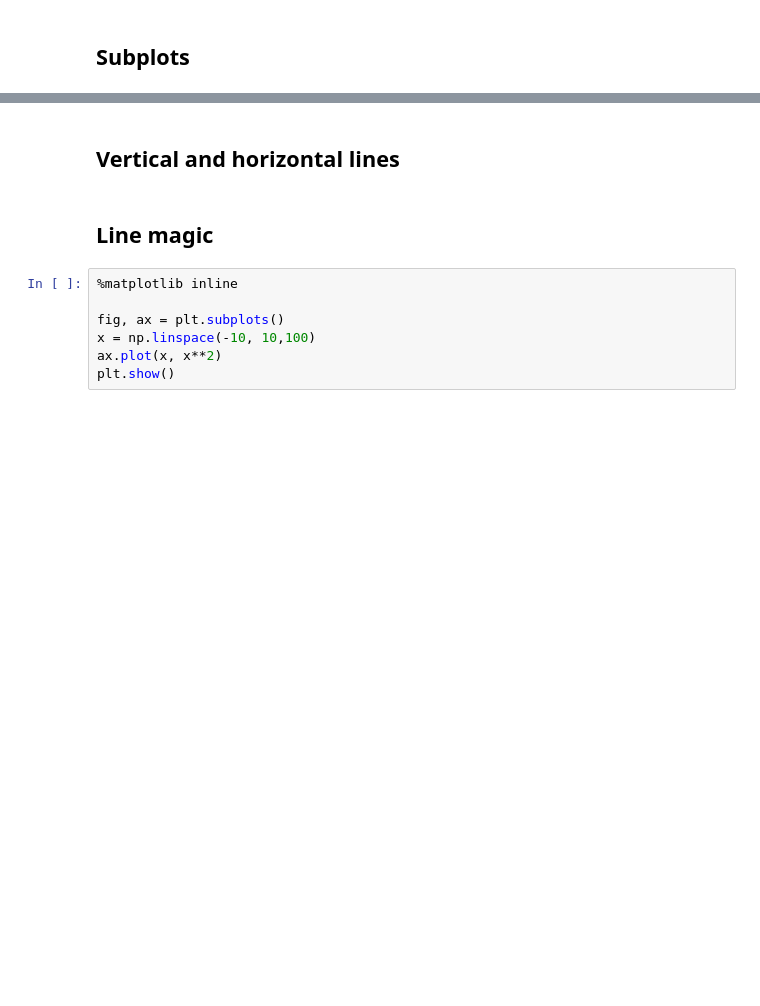
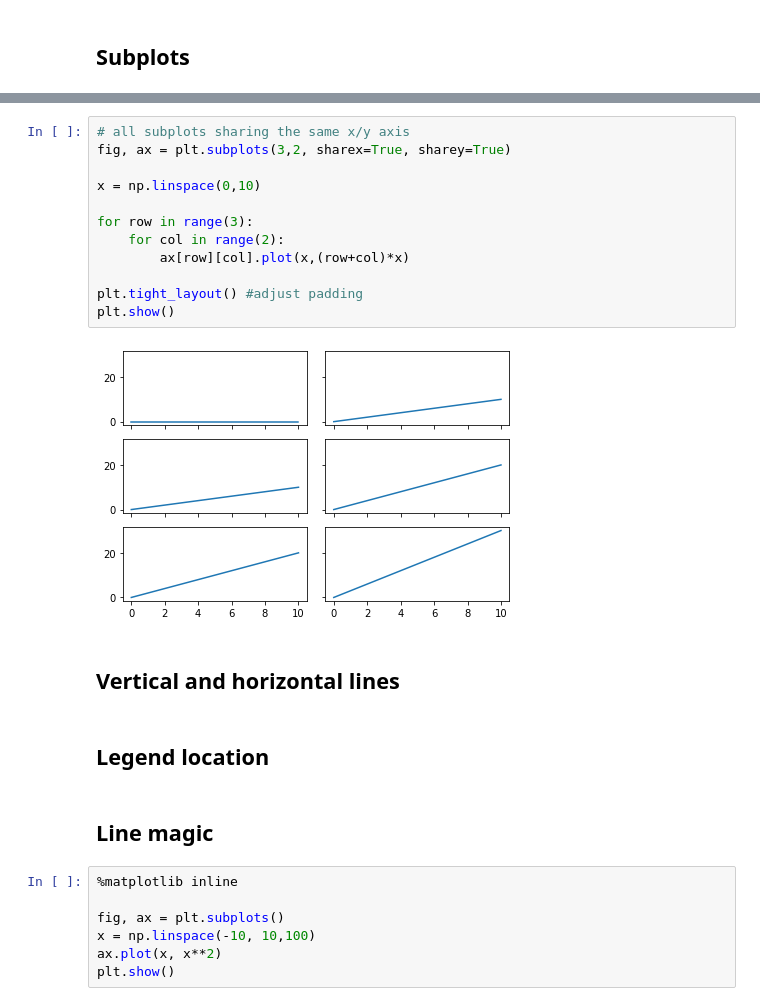
Before and after one commit to yzhuj/yzhuj.github.io, a Jupyter notebook: static/ipynb/Matplotlib Cheat Sheet.ipynb, the cells around one changed output, grey strips where cells are left out. Cells and saved outputs as stored; diff of their text form; blank space fills up the shorter version.

```diff
--- a/static/ipynb/Matplotlib Cheat Sheet.ipynb
+++ b/static/ipynb/Matplotlib Cheat Sheet.ipynb
@@ -113,5 +124,21 @@ plt.show()
+# %%
+# all subplots sharing the same x/y axis
+fig, ax = plt.subplots(3,2, sharex=True, sharey=True)
+
+x = np.linspace(0,10)
+
+for row in range(3):
+    for col in range(2):
+        ax[row][col].plot(x,(row+col)*x)
+
+plt.tight_layout() #adjust padding
+plt.show()
+# %% [output]
+[figure, added]
 # %% [markdown]
 ## Vertical and horizontal lines
+# %% [markdown]
+## Legend location
 # %% [markdown]
 ## Line magic
 # %%
```
Also changed, not shown: parts of 5 cells of this notebook, 2 other files.
